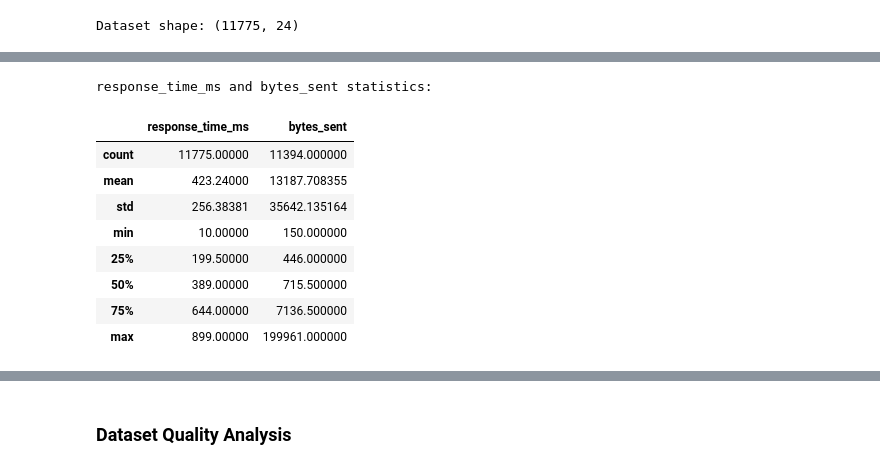
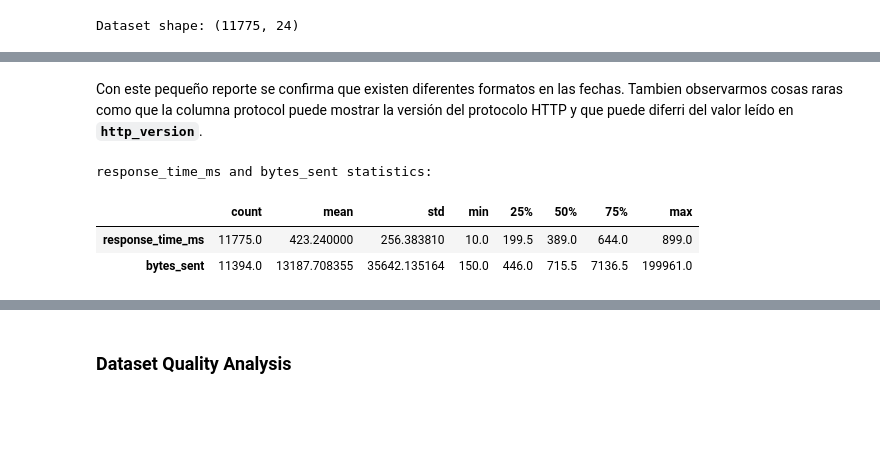
Before and after one commit to cyber-refraction/applied-ai-for-cybersec, a Jupyter notebook: notebook/PR1_Astudillo_Soriano_Johnny.ipynb, the cells around one changed output, grey strips where cells are left out. Saved outputs shown, nothing was run; the diff lists cells and outputs as text; code cells hidden in the pictures; blank space fills up the shorter version.

```diff
--- a/notebook/PR1_Astudillo_Soriano_Johnny.ipynb
+++ b/notebook/PR1_Astudillo_Soriano_Johnny.ipynb
@@ -67,0 +56,21 @@ RESET = "\033[0m"
+# %%
+
+# === Configuración de entorno y rutas ===
+from pathlib import Path
+
+# Rutas base del proyecto (asume estructura de la plantilla)
+BASE = Path().cwd().parent
+DATA = BASE / "data" / "PR1_security_logs_Mar2025.csv"
+OUT_DIR = BASE / "resultados"
+FIG_DIR = OUT_DIR / "figuras"
+
+# Crea carpetas de salida si no existen
+FIG_DIR.mkdir(parents=True, exist_ok=True)
+
+# Semilla opcional (para reproducibilidad en muestreos, etc.)
+SEED = 42
+
+print("BASE:", BASE)
+print("DATA:", DATA)
+print("OUT_DIR:", OUT_DIR)
+print("FIG_DIR:", FIG_DIR)
@@ -98,7 +118,7 @@ def save_figure(fig_name: str) -> None:
 ### Dataset Loading
 # %%
 # === Data Loading ===
-df = pd.read_csv(DATA, low_memory=False)
+df = pd.read_csv(DATA, low_memory=False, na_values=["", "-"]) # na_values used to convert empty strings and "-" to NaN
 # %% [markdown]
 ### Dataset Profiling
 # %%
@@ -144,17 +212,13 @@ Last 3 rows:
 | 11772 | 2284 | 2025-03-07T14:50:10+00:00 | 203.0.113.80 | 38080 | IE | 198.51.100.214 | 443 | cdn.liforge.dev | GET | ... |
 | 11773 | 10197 | 28/Mar/2025:02:06:55 +0000 | 203.0.113.138 | 33052 | ES | 203.0.113.192 | 443 | cdn.kaluma.io | GET | ... |
 | 11774 | 8800 | 2025-03-24T03:05:09+00:00 | 203.0.113.250 | 36667 | IN | 192.0.2.74 | 443 | api.omnisynargo.net | HEAD | ... |
+# %% [markdown]
+Con este pequeño reporte se confirma que existen diferentes formatos en las fechas. Tambien observarmos cosas raras como que la columna protocol puede mostrar la versión del protocolo HTTP y que puede diferri del valor leído en **`http_version`**.
 # %%
 print(f"{GREEN_BOLD}response_time_ms{RESET} and {GREEN_BOLD}bytes_sent{RESET} statistics:")
-df[["response_time_ms", "bytes_sent"]].describe()
+df[["response_time_ms", "bytes_sent"]].describe().T
 # %% [output]
 response_time_ms and bytes_sent statistics:
-|  | response_time_ms | bytes_sent |
-| count | 11775.00000 | 11394.000000 |
-| mean | 423.24000 | 13187.708355 |
-| std | 256.38381 | 35642.135164 |
-| min | 10.00000 | 150.000000 |
-| 25% | 199.50000 | 446.000000 |
-| 50% | 389.00000 | 715.500000 |
-| 75% | 644.00000 | 7136.500000 |
-| max | 899.00000 | 199961.000000 |
+|  | count | mean | std | min | 25% | 50% | 75% | max |
+| response_time_ms | 11775.0 | 423.240000 | 256.383810 | 10.0 | 199.5 | 389.0 | 644.0 | 899.0 |
+| bytes_sent | 11394.0 | 13187.708355 | 35642.135164 | 150.0 | 446.0 | 715.5 | 7136.5 | 199961.0 |
```
Also changed, not shown: parts of 69 cells of this notebook, 15 other files.
